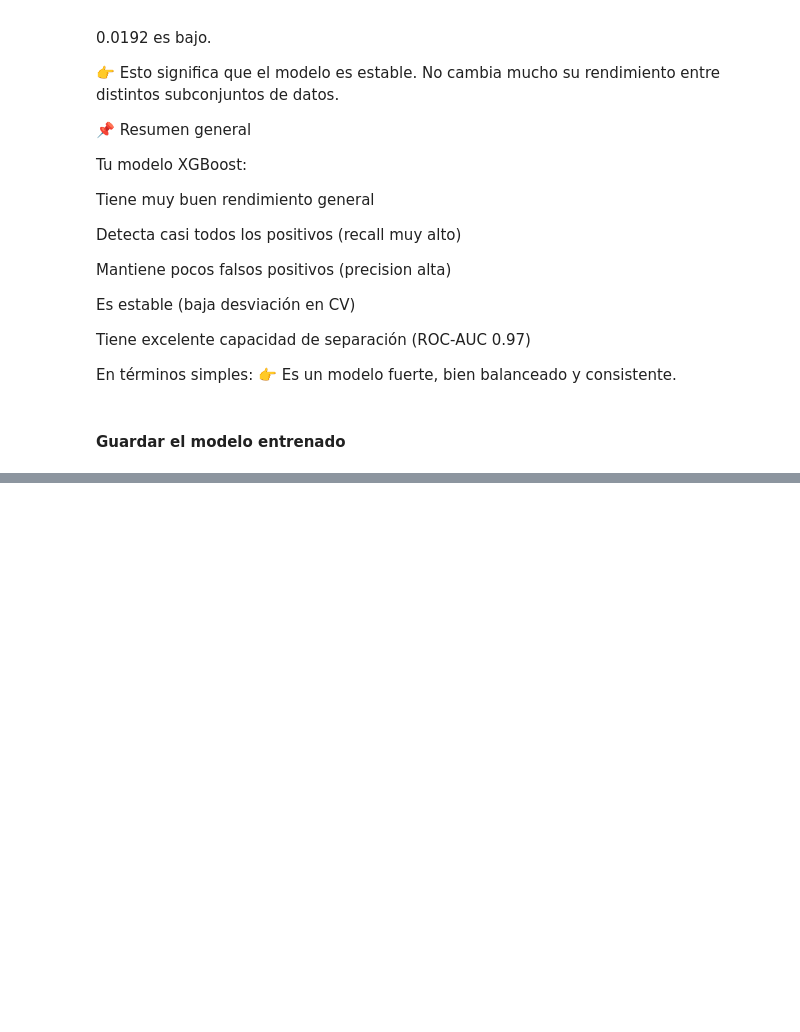
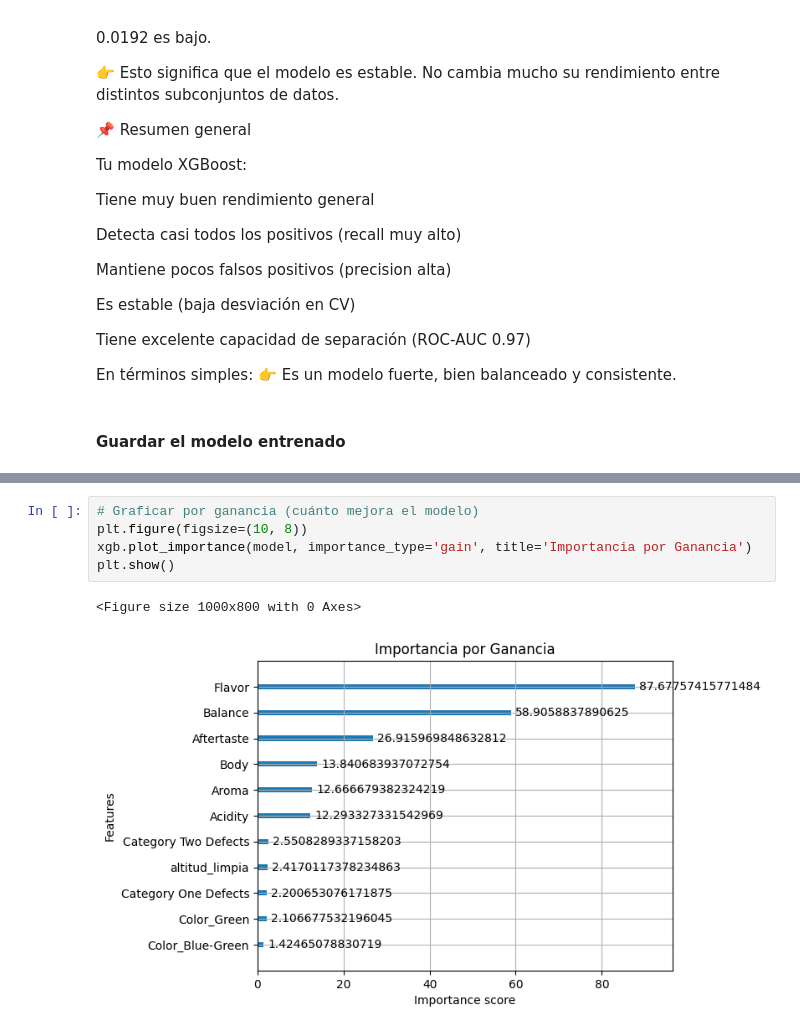
Before and after one commit to Bootcamp-IA-P6/Proyecto6_Grupo1, a Jupyter notebook: notebooks/Juanma/2_Modeling.ipynb, the cells around one changed output, grey strips where cells are left out. Drawn from its saved outputs; the diff is of its cells as text; blank space fills up the shorter version.

```diff
--- a/notebooks/Juanma/2_Modeling.ipynb
+++ b/notebooks/Juanma/2_Modeling.ipynb
@@ -401,0 +449,8 @@ Modelo guardado como 'modelo_XGBClassifier.joblib'
+# %%
+# Graficar por ganancia (cuánto mejora el modelo)
+plt.figure(figsize=(10, 8))
+xgb.plot_importance(model, importance_type='gain', title='Importancia por Ganancia')
+plt.show()
+# %% [output]
+<Figure size 1000x800 with 0 Axes>
+[figure, added]
```
Also changed, not shown: parts of 5 cells of this notebook, 5 other files.
